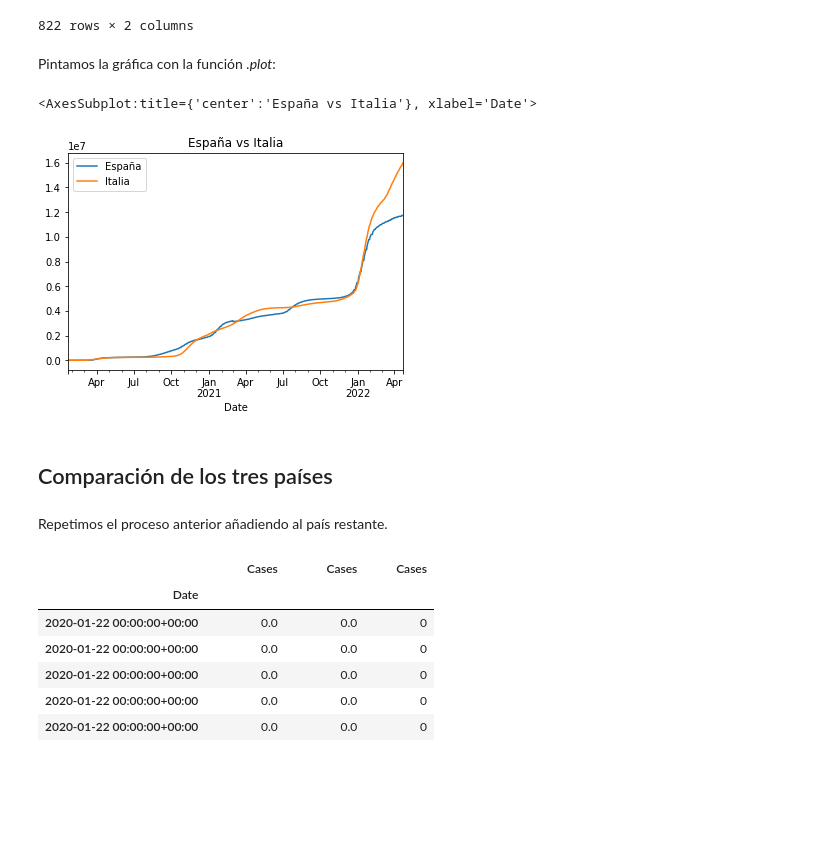
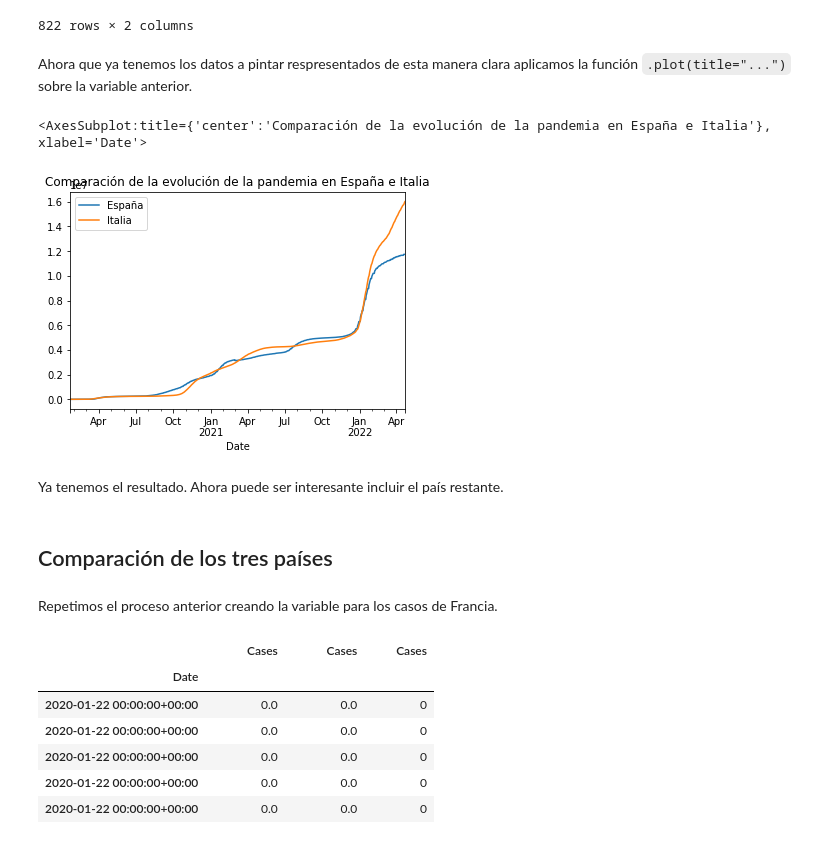
Before and after one commit to Pontedatos/Teresalopezlopez, a Jupyter notebook: python-api-covid19-pandas.ipynb, the cells around one changed output. Cells and saved outputs as stored; diff of their text form; code cells hidden in the pictures; blank space fills up the shorter version.

```diff
--- a/python-api-covid19-pandas.ipynb
+++ b/python-api-covid19-pandas.ipynb
@@ -326,17 +365,19 @@ vs
 | 2022-04-21 00:00:00+00:00 | 11736893 | 15934437 |
 | 2022-04-22 00:00:00+00:00 | 11736893 | 16008181 |
 822 rows × 2 columns
-# %% [markdown]
-Pintamos la gráfica con la función *.plot*:
+# %% [markdown]
+Ahora que ya tenemos los datos a pintar respresentados de esta manera clara aplicamos la función `.plot(title="...")` sobre la variable anterior.
 # %%
-vs.plot(title="España vs Italia")
+vs.plot(title="Comparación de la evolución de la pandemia en España e Italia")
 # %% [output]
-<AxesSubplot:title={'center':'España vs Italia'}, xlabel='Date'>
+<AxesSubplot:title={'center':'Comparación de la evolución de la pandemia en España e Italia'}, xlabel='Date'>
-[figure, old version]
+[figure, new version]
+# %% [markdown]
+Ya tenemos el resultado. Ahora puede ser interesante incluir el país restante.
 # %% [markdown]
 ## Comparación de los tres países
-# %% [markdown]
-Repetimos el proceso anterior añadiendo al país restante.
+# %% [markdown]
+Repetimos el proceso anterior creando la variable para los casos de Francia.
 # %%
 casos_es = df_es.set_index('Date')['Cases']
 casos_it = df_it.set_index('Date')['Cases']
```
Also changed, not shown: parts of 61 cells of this notebook, 20 other files.
